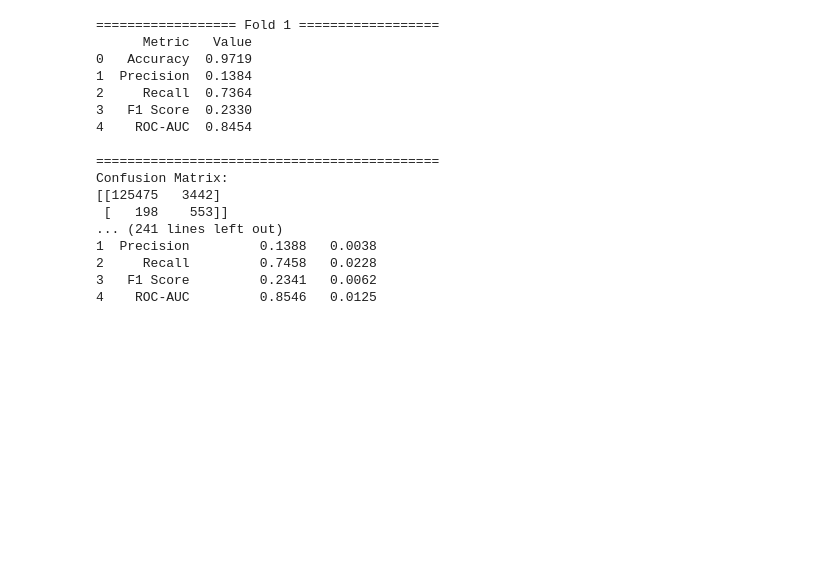
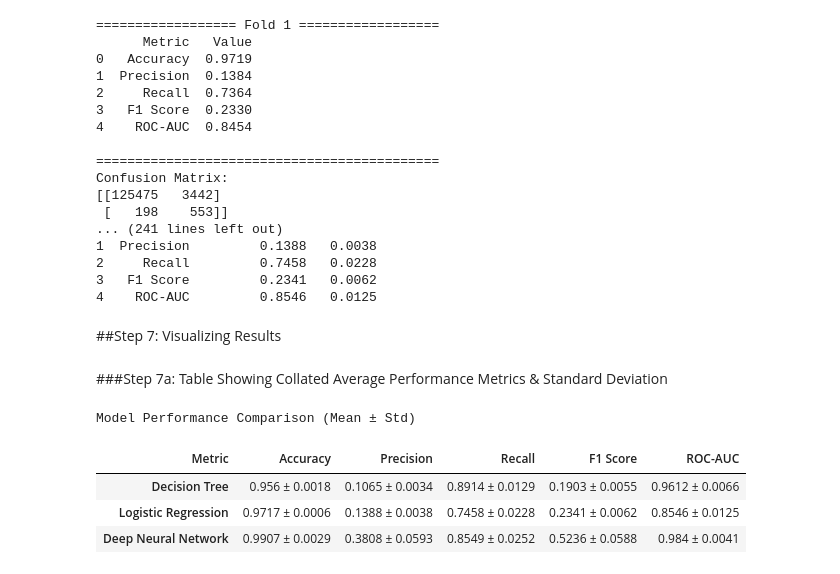
Before and after one commit to COMP3608-Group-12/Project, a Jupyter notebook: Group_12_Dataset_3.ipynb, the cells around one changed output. Saved outputs shown, nothing was run; the diff lists cells and outputs as text; code cells hidden in the pictures; blank space fills up the shorter version.

Commit message:
Added table showing collated metric performance (avg & std dev)

```diff
--- a/Group_12_Dataset_3.ipynb
+++ b/Group_12_Dataset_3.ipynb
@@ -624,3 +624,56 @@ Confusion Matrix:
 2     Recall         0.7458   0.0228
 3   F1 Score         0.2341   0.0062
 4    ROC-AUC         0.8546   0.0125
+# %% [markdown]
+##Step 7: Visualizing Results
+# %% [markdown]
+###Step 7a: Table Showing Collated Average Performance Metrics & Standard Deviation
+# %%
+# Set Metric as index
+dt_df = final_results_dt.set_index("Metric")
+lr_df = final_results_lr.set_index("Metric")
+dnn_df = final_results_dnn.set_index("Metric")
+
+# Combining mean ± std dev
+summary_table = pd.concat([
+    (dt_df["Average Value"].round(4).astype(str) + " ± " + dt_df["Std Dev"].round(4).astype(str)).rename("Decision Tree"),
+    (lr_df["Average Value"].round(4).astype(str) + " ± " + lr_df["Std Dev"].round(4).astype(str)).rename("Logistic Regression"),
+    (dnn_df["Average Value"].round(4).astype(str) + " ± " + dnn_df["Std Dev"].round(4).astype(str)).rename("Deep Neural Network")
+], axis=1).T
+
+# Displaying data in styled table
+styled_table = (
+    summary_table.style
+    .set_caption("Model Performance Comparison (Mean ± Std)")
+    .set_table_styles([
+        # Caption
+        {'selector': 'caption',
+         'props': [('font-size', '18px'),
+                   ('font-weight', 'bold'),
+                   ('text-align', 'center'),
+                   ('margin-bottom', '10px')]},
+
+        # Header
+        {'selector': 'th',
+         'props': [('font-size', '15px'),
+                   ('text-align', 'center'),
+                   ('background-color', '#2c3e50'),
+                   ('color', 'white'),
+                   ('padding', '15px')]},
+
+        # Data cells
+        {'selector': 'td',
+         'props': [('text-align', 'center'),
+                   ('padding', '15px'),
+                   ('border', '1px solid #ddd')]},
+
+    ])
+)
+
+display(styled_table)
+# %% [output]
+Model Performance Comparison (Mean ± Std)
+| Metric | Accuracy | Precision | Recall | F1 Score | ROC-AUC |
+| Decision Tree | 0.956 ± 0.0018 | 0.1065 ± 0.0034 | 0.8914 ± 0.0129 | 0.1903 ± 0.0055 | 0.9612 ± 0.0066 |
+| Logistic Regression | 0.9717 ± 0.0006 | 0.1388 ± 0.0038 | 0.7458 ± 0.0228 | 0.2341 ± 0.0062 | 0.8546 ± 0.0125 |
+| Deep Neural Network | 0.9907 ± 0.0029 | 0.3808 ± 0.0593 | 0.8549 ± 0.0252 | 0.5236 ± 0.0588 | 0.984 ± 0.0041 |
```
Also changed, not shown: parts of 1 cell of this notebook.
